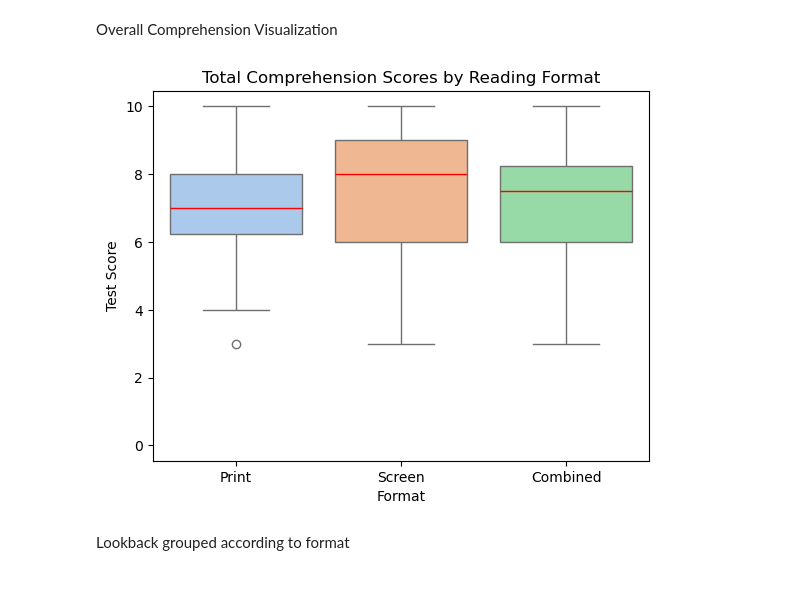
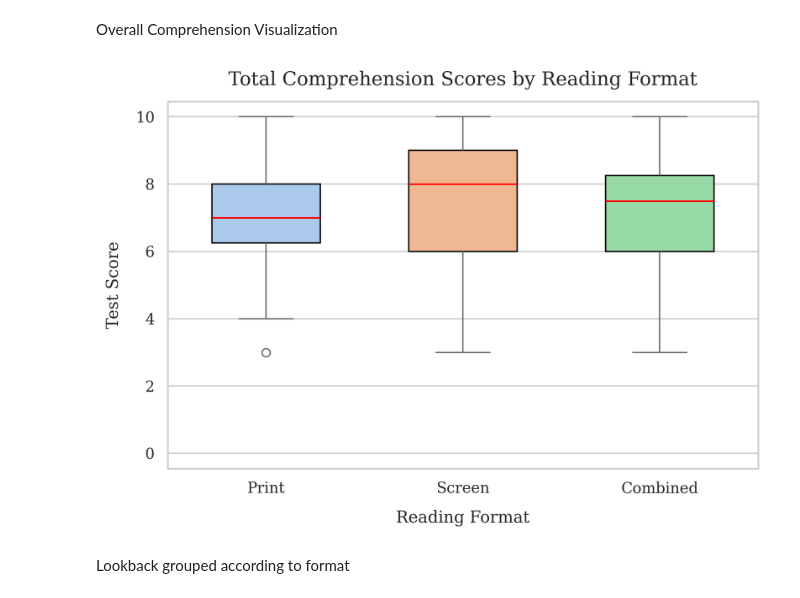
Before and after one commit to KyleCarlo/ScreenVSPrint, a Jupyter notebook: Notebook.ipynb, the cells around one changed output. Drawn from its saved outputs; the diff is of its cells as text; code cells hidden in the pictures.

```diff
--- a/Notebook.ipynb
+++ b/Notebook.ipynb
@@ -543,23 +691,47 @@ np.float64(7.5)
 # %% [markdown]
 Overall Comprehension Visualization
 # %%
+# --- Prepare data ---
 overall_compre_2 = overall_compre.copy()
 overall_compre_2['format'] = 'Combined'
 overall_compre_combined = pd.concat([overall_compre, overall_compre_2])
-sns.boxplot(x='format', y='compre', hue='format', data=overall_compre_combined, palette='pastel', medianprops={'color': 'red'})
-plt.title('Total Comprehension Scores by Reading Format')
-plt.ylabel('Test Score')
-plt.ylim((-0.45,10.45))
-plt.xlabel('Format')
-plt.savefig(
-    'Total Comprehension Scores by Reading Format.png',
-    dpi=300,
-    bbox_inches='tight',
-    pad_inches=0.3
+
+# --- ACM CHI style ---
+plt.figure(figsize=(7, 5), dpi=300)
+sns.set_theme(style="whitegrid")
+
+plt.rcParams["font.family"] = "serif"
+plt.rcParams['axes.labelsize'] = 12
+plt.rcParams['xtick.labelsize'] = 11
+plt.rcParams['ytick.labelsize'] = 11
+plt.rcParams['axes.titlesize'] = 14
+
+# Boxplot
+ax = sns.boxplot(
+    x='format',
+    y='compre',
+    hue='format',
+    data=overall_compre_combined,
+    palette='pastel',
+    medianprops={'color': 'red', 'linewidth': 1.2},
+    boxprops={'edgecolor': 'black'},
+    width=0.55
 )
+
+# Labels and title (plain serif)
+plt.title('Total Comprehension Scores by Reading Format', pad=12)
+plt.ylabel('Test Score', labelpad=10)
+plt.xlabel('Reading Format', labelpad=10)
+
+# Y-axis limits
+plt.ylim(-0.45, 10.45)
+
+# Save figure in CHI style
+plt.tight_layout()
+plt.savefig('compre_scores.png', dpi=300, bbox_inches='tight')
 plt.show()
 # %% [output]
-[figure, old version]
+[figure, new version]
 # %% [markdown]
 Lookback grouped according to format
 # %%
```
Also changed, not shown: parts of 27 cells of this notebook, 18 other files.
